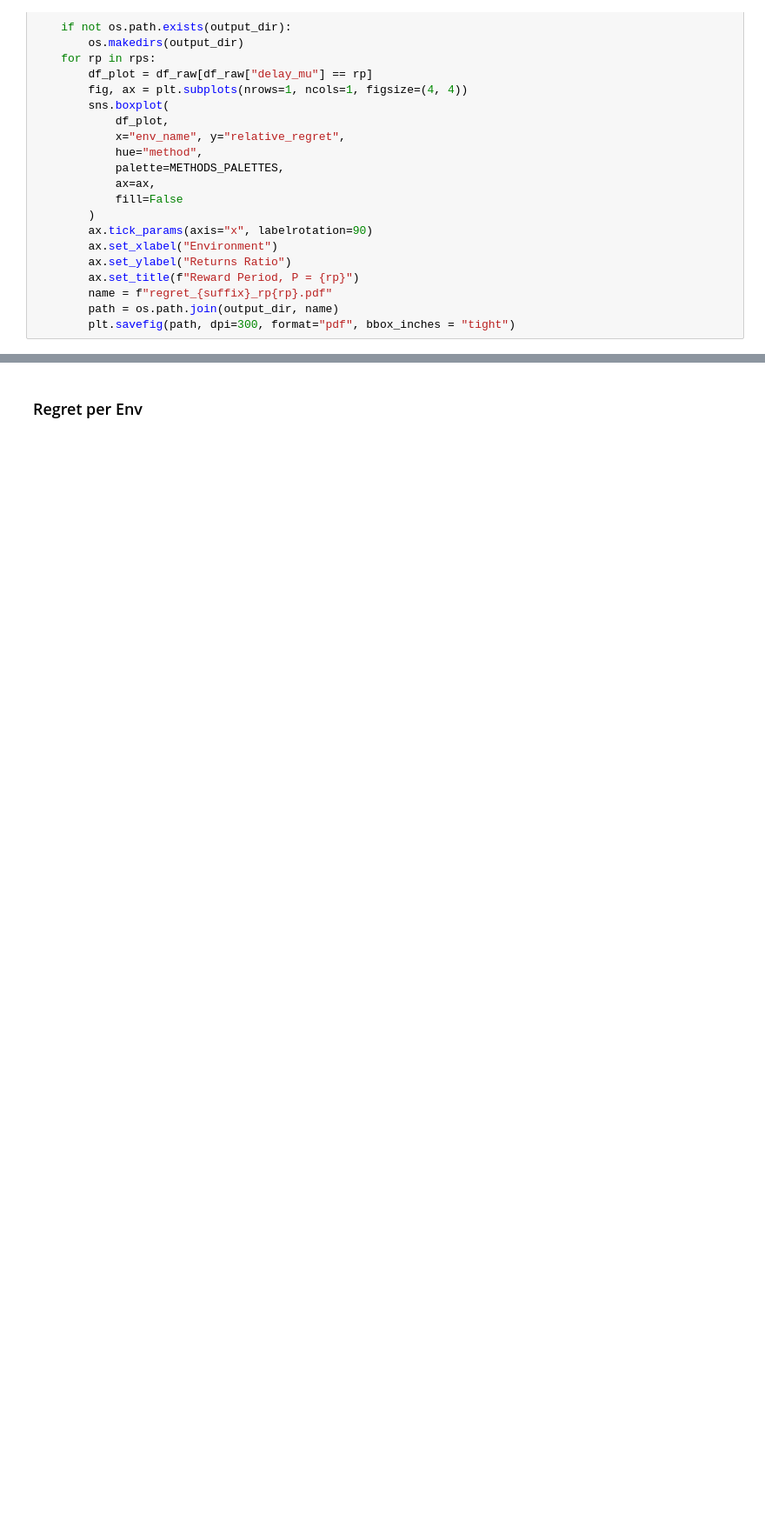
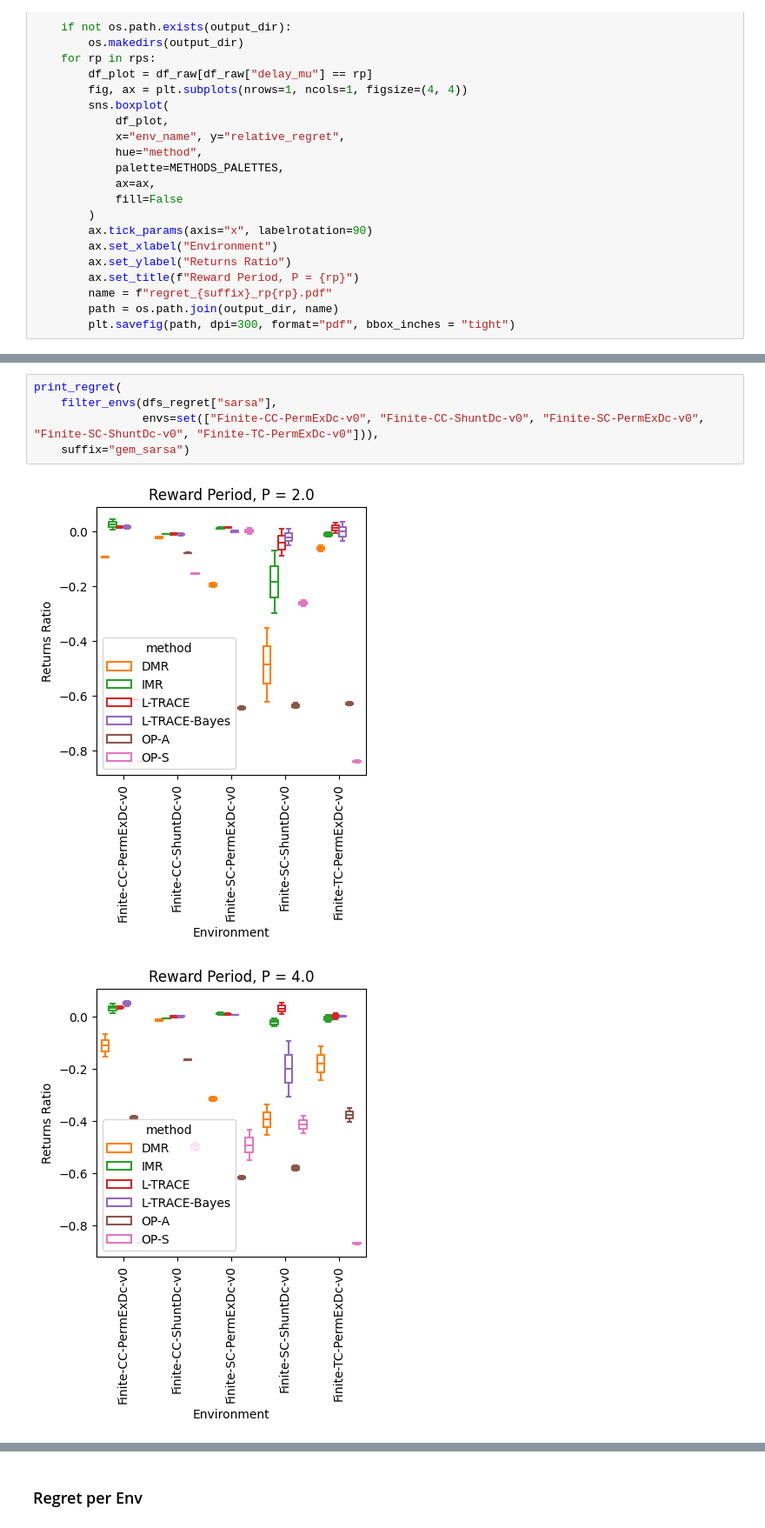
Before and after one commit to guidj/drmdp-fnapprox, a Jupyter notebook: notebooks/control_exps/x02-results-rel-regret.ipynb, the cells around one changed output, grey strips where cells are left out. Shown at 87% size. Drawn from its saved outputs; the diff is of its cells as text; blank space fills up the shorter version.

```diff
--- a/notebooks/control_exps/x02-results-rel-regret.ipynb
+++ b/notebooks/control_exps/x02-results-rel-regret.ipynb
@@ -359,0 +384,8 @@ print_regret(dfs_regret["sarsa"], suffix="sarsa")
+# %%
+print_regret(
+    filter_envs(dfs_regret["sarsa"],
+                envs=set(["Finite-CC-PermExDc-v0", "Finite-CC-ShuntDc-v0", "Finite-SC-PermExDc-v0", "Finite-SC-ShuntDc-v0", "Finite-TC-PermExDc-v0"])),
+    suffix="gem_sarsa")
+# %% [output]
+[figure, added]
+[figure, added]
```
Also changed, not shown: parts of 13 cells of this notebook, 4 other files.
